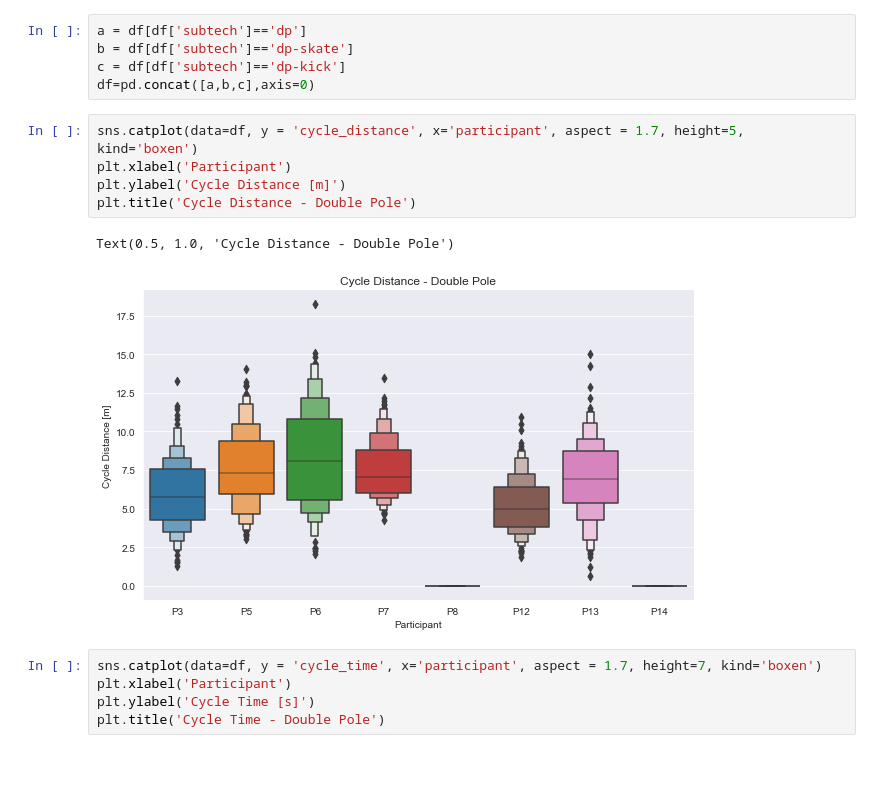
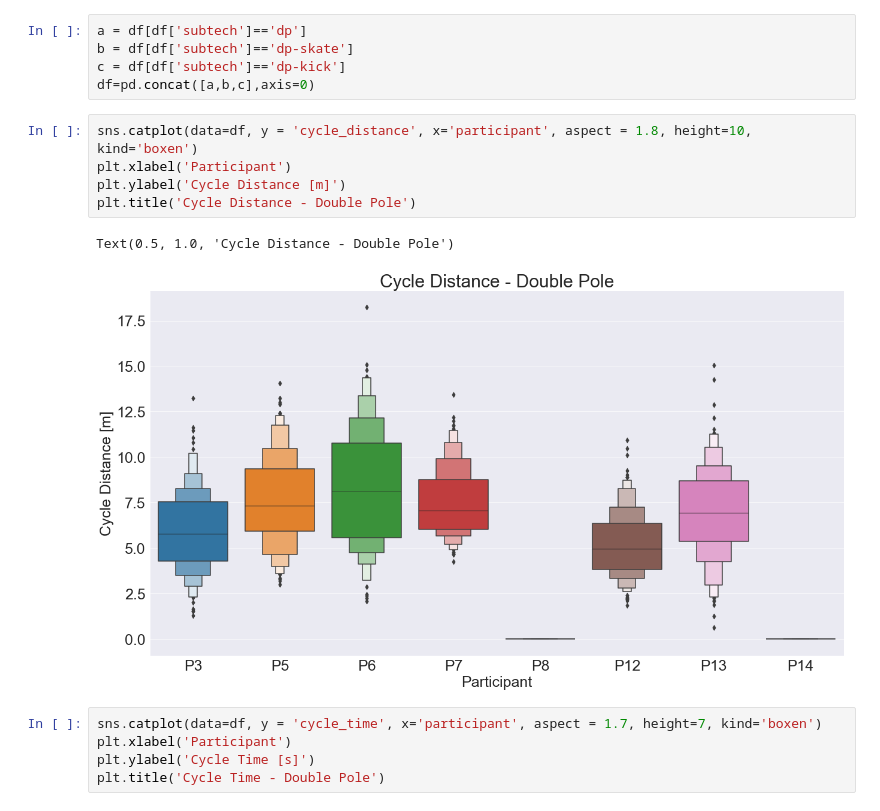
Before and after one commit to luceskywalker/xski, a Jupyter notebook: code/jupyter_lucas/statistic_cycle_params.ipynb, the cells around one changed output. Drawn from its saved outputs; the diff is of its cells as text; blank space fills up the shorter version.

Commit message:
minor graphics changes (fontsize etc)

```diff
--- a/code/jupyter_lucas/statistic_cycle_params.ipynb
+++ b/code/jupyter_lucas/statistic_cycle_params.ipynb
@@ -73,13 +78,13 @@ b = df[df['subtech']=='dp-skate']
 c = df[df['subtech']=='dp-kick']
 df=pd.concat([a,b,c],axis=0)
 # %%
-sns.catplot(data=df, y = 'cycle_distance', x='participant', aspect = 1.7, height=5, kind='boxen')
+sns.catplot(data=df, y = 'cycle_distance', x='participant', aspect = 1.8, height=10, kind='boxen')
 plt.xlabel('Participant')
 plt.ylabel('Cycle Distance [m]')
 plt.title('Cycle Distance - Double Pole')
 # %% [output]
 Text(0.5, 1.0, 'Cycle Distance - Double Pole')
-[figure, old version]
+[figure, new version]
 # %%
 sns.catplot(data=df, y = 'cycle_time', x='participant', aspect = 1.7, height=7, kind='boxen')
 plt.xlabel('Participant')
```
Also changed, not shown: parts of 2 cells of this notebook, 6 other files.
